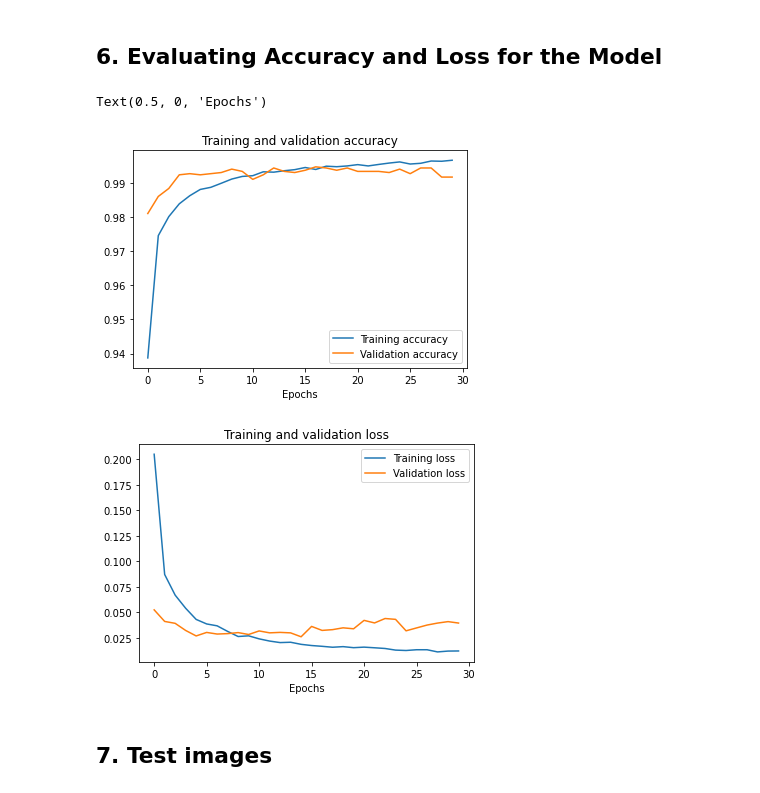
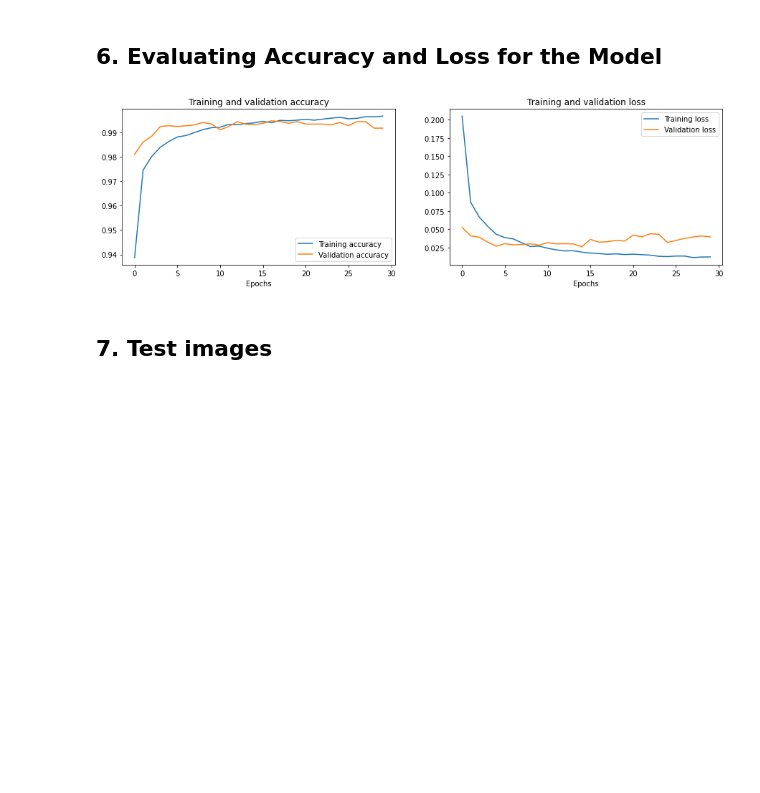
Before and after one commit to Guille1899/Digit_recognition, a Jupyter notebook: Digit_classifier.ipynb, the cells around one changed output. Saved outputs shown, nothing was run; the diff lists cells and outputs as text; code cells hidden in the pictures; blank space fills up the shorter version.

```diff
--- a/Digit_classifier.ipynb
+++ b/Digit_classifier.ipynb
@@ -258,25 +258,31 @@ val_loss = joblib.load('./model/val_loss_lenet_5.h5')
 # %%
 # Get number of epochs
 epochs = range(len(acc))
 
+# Set subplot
+plt.figure(figsize=(15, 4))
+
 # Plot training and validation accuracy per epoch
+plt.subplot(1, 2, 1)
 plt.plot(epochs, acc, label='Training accuracy')
 plt.plot(epochs, val_acc, label='Validation accuracy')
 plt.title('Training and validation accuracy')
 plt.xlabel('Epochs')
 plt.legend(loc=0)
-plt.figure()
 
 # Plot training and validation loss per epoch
+plt.subplot(1, 2, 2)
 plt.plot(epochs, loss, label='Training loss')
 plt.plot(epochs, val_loss, label='Validation loss')
 plt.legend(loc=0)
 plt.title('Training and validation loss')
 plt.xlabel('Epochs')
+
+# Save figure and show
+plt.savefig('app/assets/accuracy.png', dpi=150)
+plt.show()
 # %% [output]
-Text(0.5, 0, 'Epochs')
-[figure, old version]
+[figure, new version]
-[figure, removed]
 # %% [markdown]
 ## 7. Test images
 # %%
```
Also changed, not shown: parts of 4 cells of this notebook, 5 other files.
